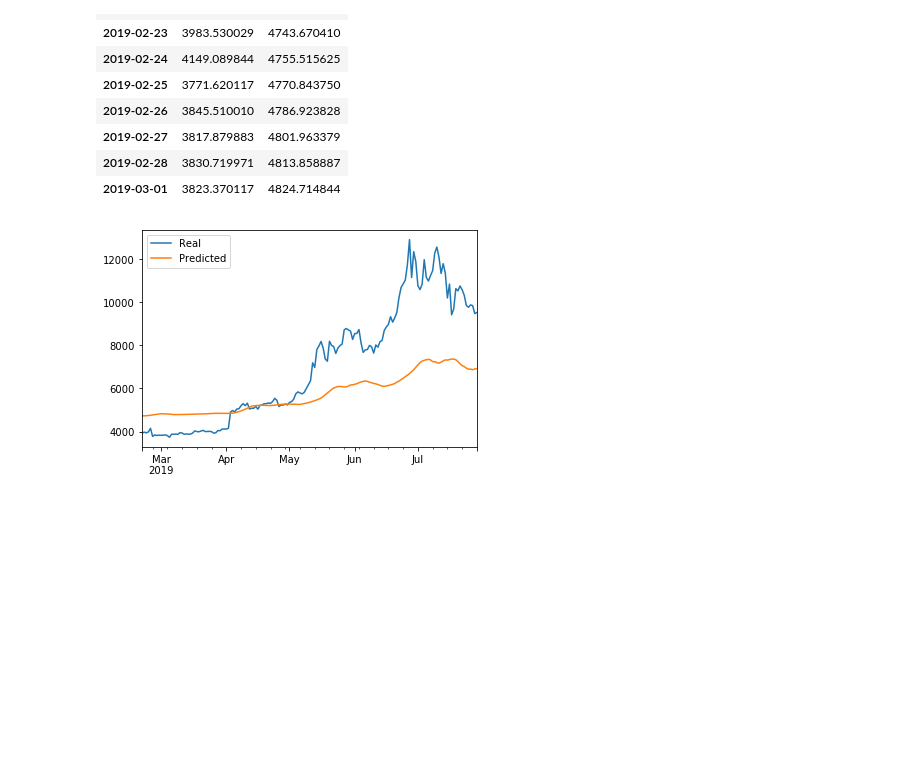
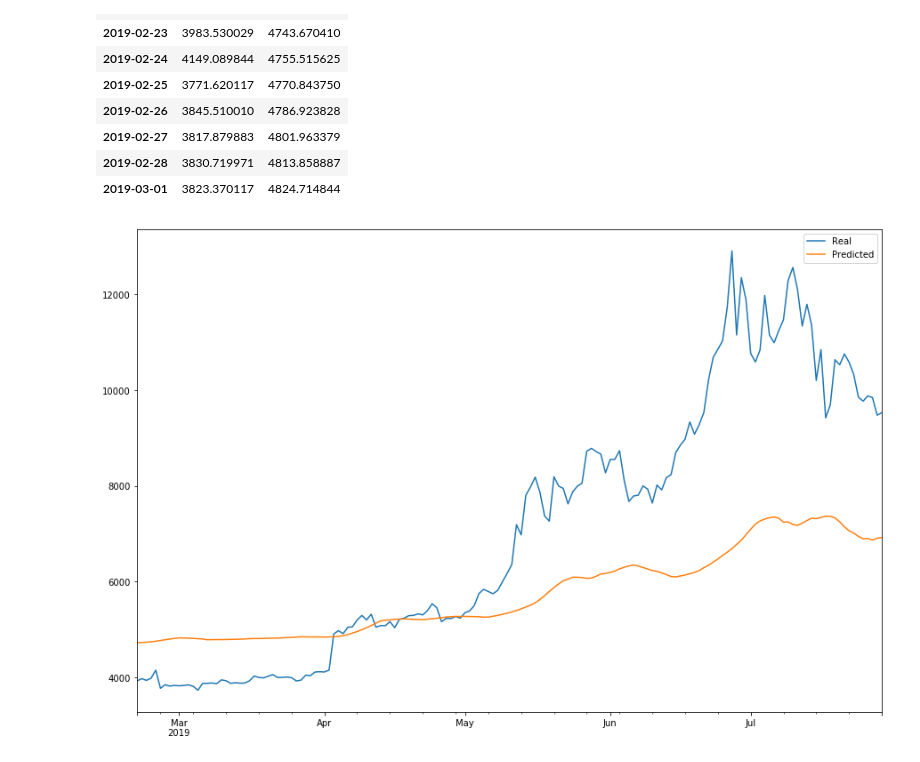
Before and after one commit to miladnazar/Unit14Homework, a Jupyter notebook: Starter_Code/lstm_stock_predictor_closing.ipynb, the cells around one changed output. Cells and saved outputs as stored; diff of their text form; code cells hidden in the pictures; blank space fills up the shorter version.

```diff
--- a/Starter_Code/lstm_stock_predictor_closing.ipynb
+++ b/Starter_Code/lstm_stock_predictor_closing.ipynb
@@ -86,10 +83,10 @@ df.head()
 # This function accepts the column number for the features (X) and the target (y)
 # It chunks the data up with a rolling window of Xt-n to predict Xt
 # It returns a numpy array of X any y
-def window_data(df, window, feature_col_number, target_col_number):
+def window_data(FNG_Bitcoin, window, feature_col_number, target_col_number):
     X = []
     y = []
-    for i in range(len(df) - window - 1):
+    for i in range(len(FNG_Bitcoin) - window - 1):
         features = df.iloc[i:(i + window), feature_col_number]
         target = df.iloc[(i + window), target_col_number]
         X.append(features)
@@ -98,13 +95,13 @@ def window_data(df, window, feature_col_number, target_col_number):
 # %%
 # Predict Closing Prices using a 10 day window of previous closing prices
 # Then, experiment with window sizes anywhere from 1 to 10 and see how the model performance changes
-window_size = 10
+Window_Size = 10
 
 # Column index 0 is the 'fng_value' column
 # Column index 1 is the `Close` column
-feature_column = 1
-target_column = 1
-X, y = window_data(df, window_size, feature_column, target_column)
+Feature_Column = 1
+Target_Column = 1
+X, y = window_data(FNG_Bitcoin, Window_Size, Feature_Column, Target_Column)
 # %%
 # Use 70% of the data for training and the remaineder for testing
 split = int(0.7 * len(X))
@@ -270,14 +267,14 @@ predicted = model.predict(X_test)
 # %%
 # Recover the original prices instead of the scaled version
-predicted_prices = scaler.inverse_transform(predicted)
-real_prices = scaler.inverse_transform(y_test.reshape(-1, 1))
+Predicted_Prices = scaler.inverse_transform(Predicted)
+Real_Prices = scaler.inverse_transform(y_test.reshape(-1, 1))
 # %%
 # Create a DataFrame of Real and Predicted values
-stocks = pd.DataFrame({
+Stocks = pd.DataFrame({
     "Real": real_prices.ravel(),
     "Predicted": predicted_prices.ravel()
-}, index = df.index[-len(real_prices): ])
-stocks.head(10)
+}, index = df.index[-len(Real_Prices): ])
+Stocks.head(10)
 # %% [output]
 |  | Real | Predicted |
 | 2019-02-20 | 3924.239990 | 4727.040527 |
@@ -292,6 +289,6 @@ stocks.head(10)
 | 2019-03-01 | 3823.370117 | 4824.714844 |
 # %%
 # Plot the real vs predicted values as a line chart
-stocks.plot();
+Stocks.plot(figsize=(15,10));
 # %% [output]
-[figure, old version]
+[figure, new version]
```
Also changed, not shown: parts of 11 cells of this notebook, 4 other files.
